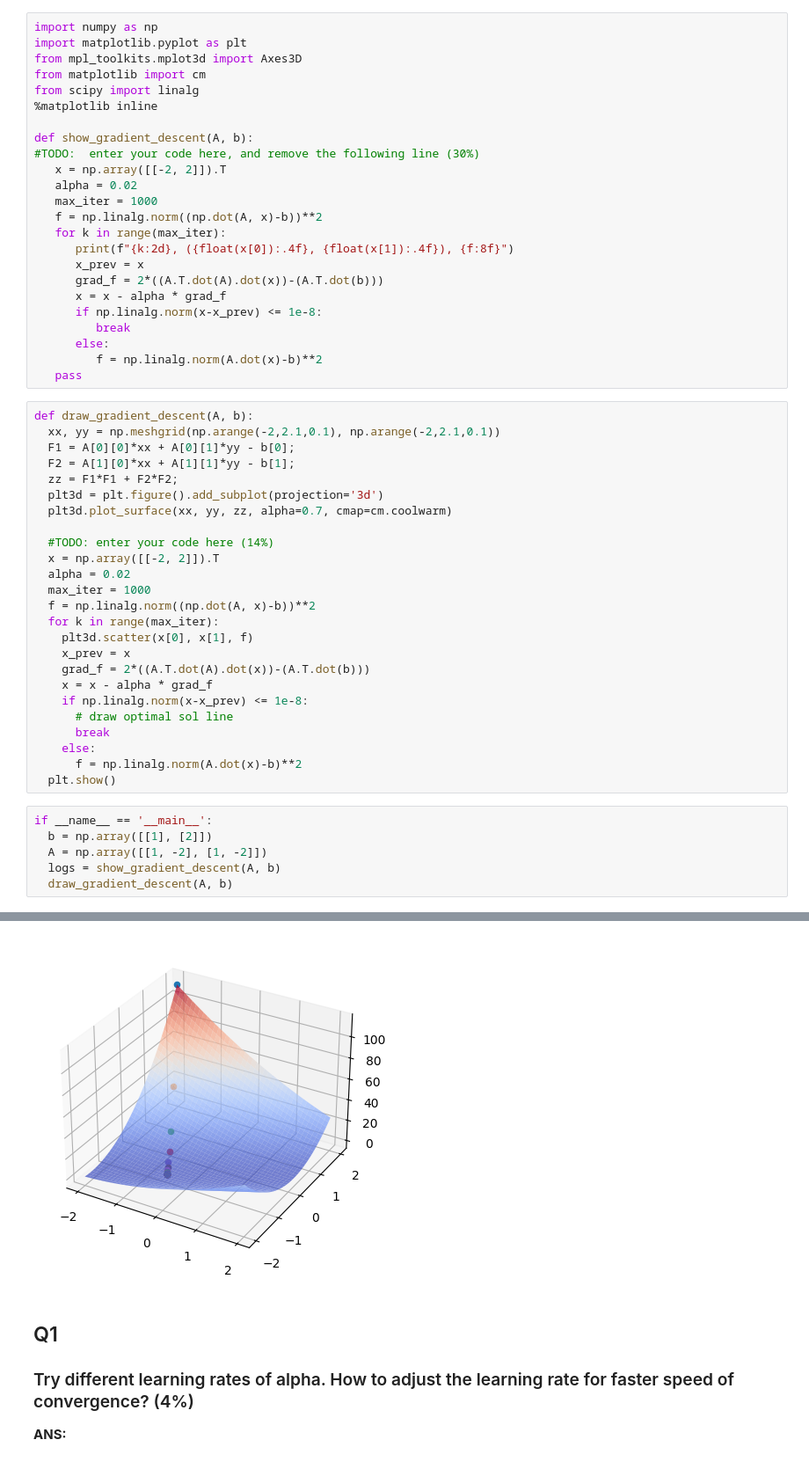
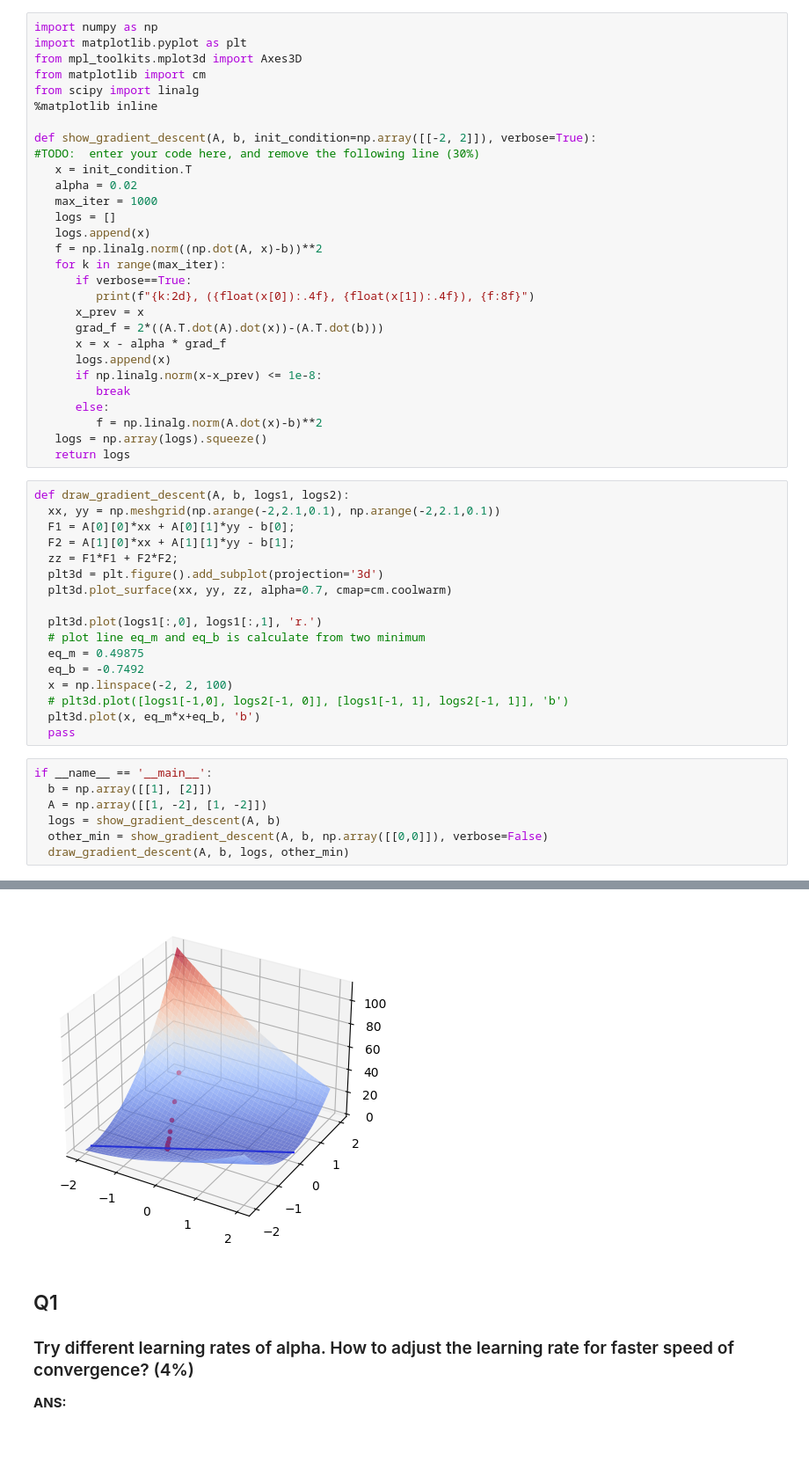
Before and after one commit to nsysu-itlab/CV-Assignments, a Jupyter notebook: assignment1/assignment_1b.ipynb, the cells around one changed output, grey strips where cells are left out. Shown: that part at 88% size. Drawn from its saved outputs; the diff is of its cells as text.

```diff
--- a/assignment1/assignment_1b.ipynb
+++ b/assignment1/assignment_1b.ipynb
@@ -6,24 +6,29 @@ from matplotlib import cm
 from scipy import linalg
 %matplotlib inline
 
-def show_gradient_descent(A, b):
+def show_gradient_descent(A, b, init_condition=np.array([[-2, 2]]), verbose=True):
 #TODO:  enter your code here, and remove the following line (30%)
-   x = np.array([[-2, 2]]).T
+   x = init_condition.T
    alpha = 0.02
    max_iter = 1000
+   logs = []
+   logs.append(x)
    f = np.linalg.norm((np.dot(A, x)-b))**2
    for k in range(max_iter):
-      print(f"{k:2d}, ({float(x[0]):.4f}, {float(x[1]):.4f}), {f:8f}")
+      if verbose==True:
+         print(f"{k:2d}, ({float(x[0]):.4f}, {float(x[1]):.4f}), {f:8f}")
       x_prev = x
       grad_f = 2*((A.T.dot(A).dot(x))-(A.T.dot(b)))
       x = x - alpha * grad_f
+      logs.append(x)
       if np.linalg.norm(x-x_prev) <= 1e-8:
          break
       else:
          f = np.linalg.norm(A.dot(x)-b)**2
-   pass
+   logs = np.array(logs).squeeze()
+   return logs
 # %%
-def draw_gradient_descent(A, b):
+def draw_gradient_descent(A, b, logs1, logs2):
   xx, yy = np.meshgrid(np.arange(-2,2.1,0.1), np.arange(-2,2.1,0.1))
   F1 = A[0][0]*xx + A[0][1]*yy - b[0];
   F2 = A[1][0]*xx + A[1][1]*yy - b[1];
@@ -31,47 +36,40 @@ def draw_gradient_descent(A, b):
   plt3d = plt.figure().add_subplot(projection='3d')
   plt3d.plot_surface(xx, yy, zz, alpha=0.7, cmap=cm.coolwarm)
 
-  #TODO: enter your code here (14%)
-  x = np.array([[-2, 2]]).T
-  alpha = 0.02
-  max_iter = 1000
-  f = np.linalg.norm((np.dot(A, x)-b))**2
-  for k in range(max_iter):
-    plt3d.scatter(x[0], x[1], f)
-    x_prev = x
-    grad_f = 2*((A.T.dot(A).dot(x))-(A.T.dot(b)))
-    x = x - alpha * grad_f
-    if np.linalg.norm(x-x_prev) <= 1e-8:
-      # draw optimal sol line
-      break
-    else:
-      f = np.linalg.norm(A.dot(x)-b)**2
-  plt.show()
+  plt3d.plot(logs1[:,0], logs1[:,1], 'r.')
+  # plot line eq_m and eq_b is calculate from two minimum
+  eq_m = 0.49875
+  eq_b = -0.7492
+  x = np.linspace(-2, 2, 100)
+  # plt3d.plot([logs1[-1,0], logs2[-1, 0]], [logs1[-1, 1], logs2[-1, 1]], 'b')
+  plt3d.plot(x, eq_m*x+eq_b, 'b')
+  pass
 # %%
 if __name__ == '__main__':
   b = np.array([[1], [2]])
   A = np.array([[1, -2], [1, -2]])
   logs = show_gradient_descent(A, b)
-  draw_gradient_descent(A, b)
+  other_min = show_gradient_descent(A, b, np.array([[0,0]]), verbose=False)
+  draw_gradient_descent(A, b, logs, other_min)
 # %% [output]
  0, (-2.0000, 2.0000), 113.000000
  1, (-1.4000, 0.8000), 41.000000
  2, (-1.0400, 0.0800), 15.080000
  3, (-0.8240, -0.3520), 5.748800
  4, (-0.6944, -0.6112), 2.389568
  5, (-0.6166, -0.7667), 1.180244
  6, (-0.5700, -0.8600), 0.744888
  7, (-0.5420, -0.9160), 0.588160
  8, (-0.5252, -0.9496), 0.531737
  9, (-0.5151, -0.9698), 0.511425
 10, (-0.5091, -0.9819), 0.504113
 11, (-0.5054, -0.9891), 0.501481
 ... (22 lines left out)
 34, (-0.5000, -1.0000), 0.500000
 35, (-0.5000, -1.0000), 0.500000
 36, (-0.5000, -1.0000), 0.500000
 37, (-0.5000, -1.0000), 0.500000
-[figure, old version]
+[figure, new version]
 # %% [markdown]
 ## Q1
 ### Try different learning rates of alpha. How to adjust the learning rate for faster speed of convergence? (4%)
```
Also changed, not shown: 6 other files.
